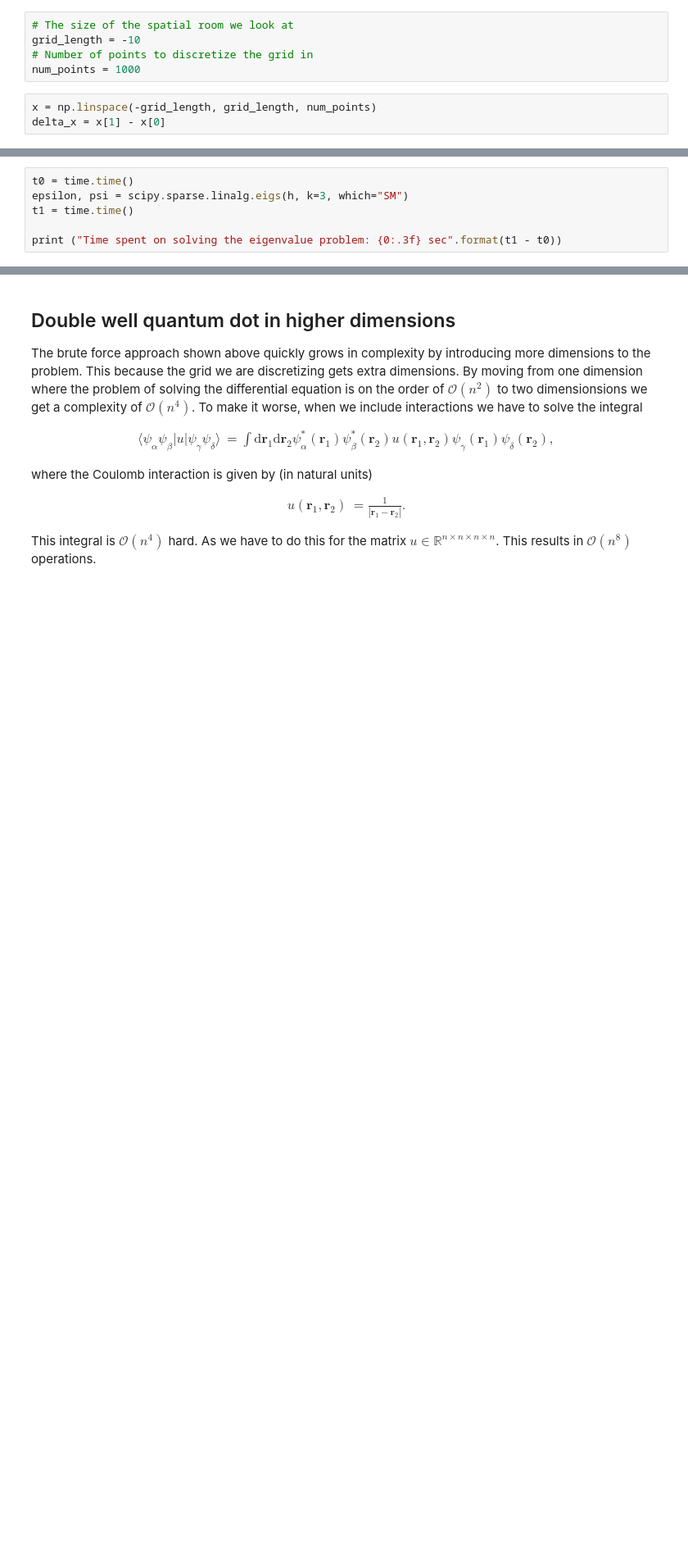
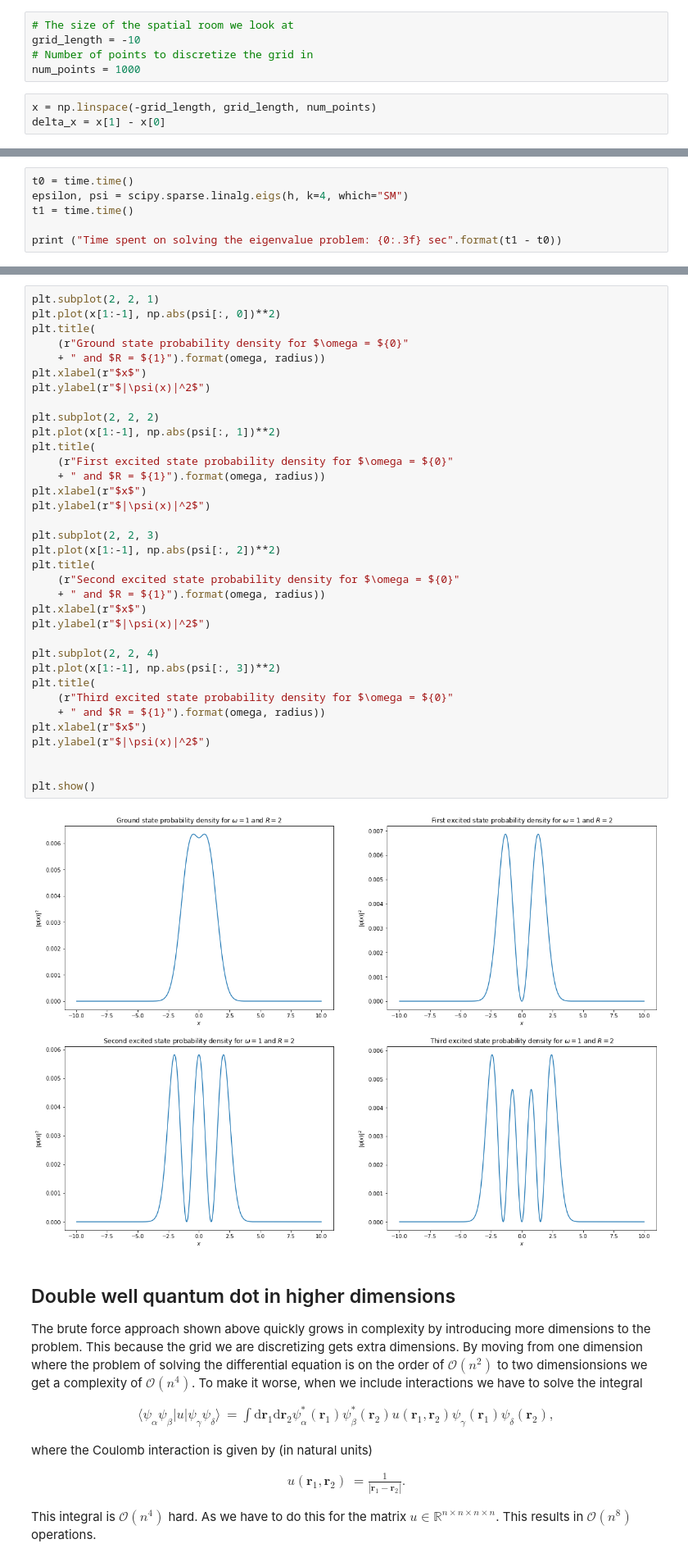
Before and after one commit to Schoyen/coupled-cluster-notes, a Jupyter notebook: notebooks/dwqd.ipynb, the cells around one changed output, grey strips where cells are left out. Shown: that part at 82% size. Drawn from its saved outputs; the diff is of its cells as text; blank space fills up the shorter version.

```diff
--- a/notebooks/dwqd.ipynb
+++ b/notebooks/dwqd.ipynb
@@ -155,6 +140,6 @@ print (h.toarray())
 # %%
 t0 = time.time()
-epsilon, psi = scipy.sparse.linalg.eigs(h, k=3, which="SM")
+epsilon, psi = scipy.sparse.linalg.eigs(h, k=4, which="SM")
 t1 = time.time()
 
 print ("Time spent on solving the eigenvalue problem: {0:.3f} sec".format(t1 - t0))
@@ -193,3 +148,40 @@ plt.show()
+# %%
+plt.subplot(2, 2, 1)
+plt.plot(x[1:-1], np.abs(psi[:, 0])**2)
+plt.title(
+    (r"Ground state probability density for $\omega = ${0}"
+    + " and $R = ${1}").format(omega, radius))
+plt.xlabel(r"$x$")
+plt.ylabel(r"$|\psi(x)|^2$")
+
+plt.subplot(2, 2, 2)
+plt.plot(x[1:-1], np.abs(psi[:, 1])**2)
+plt.title(
+    (r"First excited state probability density for $\omega = ${0}"
+    + " and $R = ${1}").format(omega, radius))
+plt.xlabel(r"$x$")
+plt.ylabel(r"$|\psi(x)|^2$")
+
+plt.subplot(2, 2, 3)
+plt.plot(x[1:-1], np.abs(psi[:, 2])**2)
+plt.title(
+    (r"Second excited state probability density for $\omega = ${0}"
+    + " and $R = ${1}").format(omega, radius))
+plt.xlabel(r"$x$")
+plt.ylabel(r"$|\psi(x)|^2$")
+
+plt.subplot(2, 2, 4)
+plt.plot(x[1:-1], np.abs(psi[:, 3])**2)
+plt.title(
+    (r"Third excited state probability density for $\omega = ${0}"
+    + " and $R = ${1}").format(omega, radius))
+plt.xlabel(r"$x$")
+plt.ylabel(r"$|\psi(x)|^2$")
+
+
+plt.show()
+# %% [output]
+[figure, added]
 # %% [markdown]
 ## Double well quantum dot in higher dimensions
 
```
Also changed, not shown: parts of 11 cells of this notebook.
